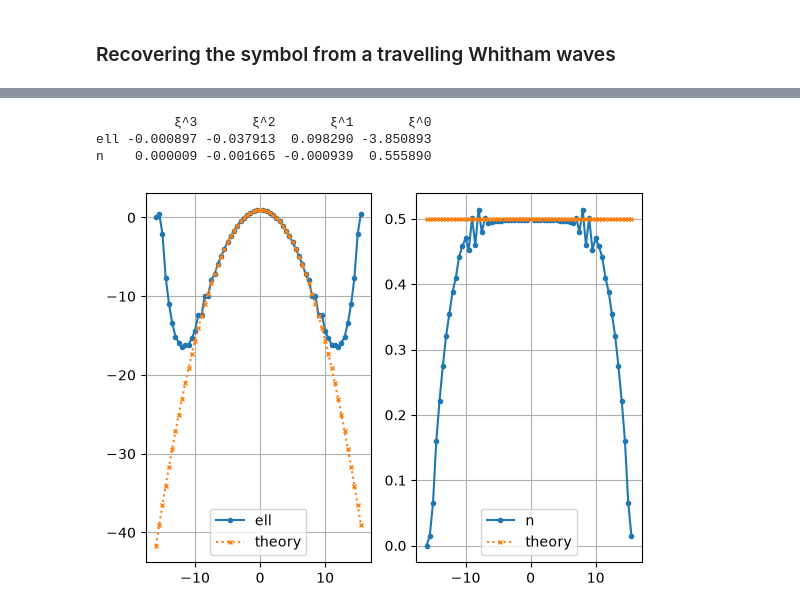
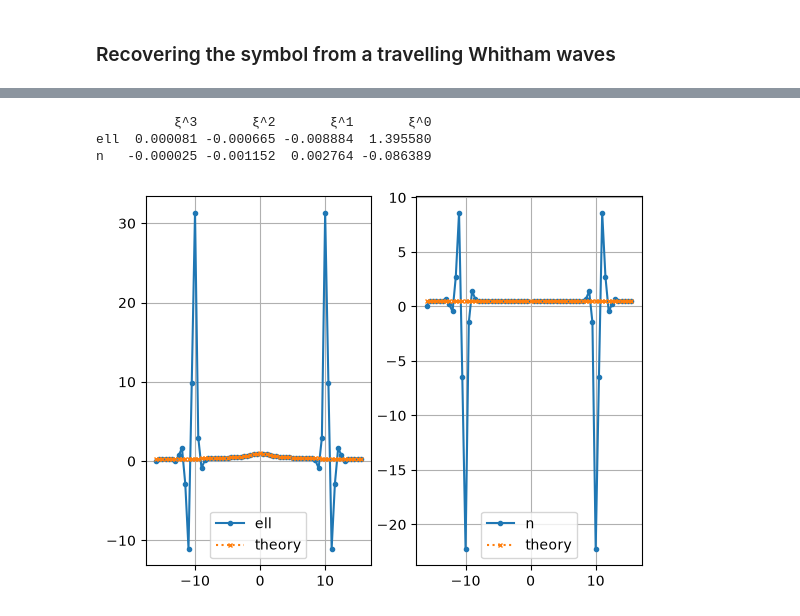
Before and after one commit to DeltaSG/Prosjekt_Master, a Jupyter notebook: Code/notebooks/travellingRecovery/Whitham.ipynb, the cells around one changed output, grey strips where cells are left out. Drawn from its saved outputs; the diff is of its cells as text; code cells hidden in the pictures.

```diff
--- a/Code/notebooks/travellingRecovery/Whitham.ipynb
+++ b/Code/notebooks/travellingRecovery/Whitham.ipynb
@@ -19,7 +19,7 @@ import pandas as pd
 import matplotlib.pyplot as plt
 # %%
 P           = 4* np.pi
-amps = np.linspace(0.1,1,5)
+amps = np.linspace(0.01,0.15,5)
 means = np.zeros_like(amps)
 
 N           = 2**6
@@ -29,7 +29,7 @@ T = 3
 # %%
 x = np.linspace(0,P,N)
 # %%
-kdvp = KdVPacket(P=P,N=N,amp_list=amps, mean_list=means, dt = dt, T= T)
+kdvp = WhithamPacket(P=P,N=N,amp_list=amps, mean_list=means, dt = dt, T= T)
 H = kdvp.mainloop()
 # %%
 lsm = LSM(eta_list=H, dt = dt, P = P)
@@ -57,9 +39,10 @@ ell, n = lsm.fit_symbol()
 print(fit_table(ell,n,part='real'))
 # %% [output]
           ξ^3       ξ^2       ξ^1       ξ^0
-ell -0.000897 -0.037913  0.098290 -3.850893
-n    0.000009 -0.001665 -0.000939  0.555890
+ell  0.000081 -0.000665 -0.008884  1.395580
+n   -0.000025 -0.001152  0.002764 -0.086389
 # %%
-lsm.plot_symbol_fit()
+w = Whitham(P=P, dt=dt, T=T, u0 = H[0][0])
+lsm.plot_symbol_fit(ell_t=w.dispersion)
 # %% [output]
-[figure, old version]
+[figure, new version]
```
Also changed, not shown: parts of 2 cells of this notebook, 2 other files.
